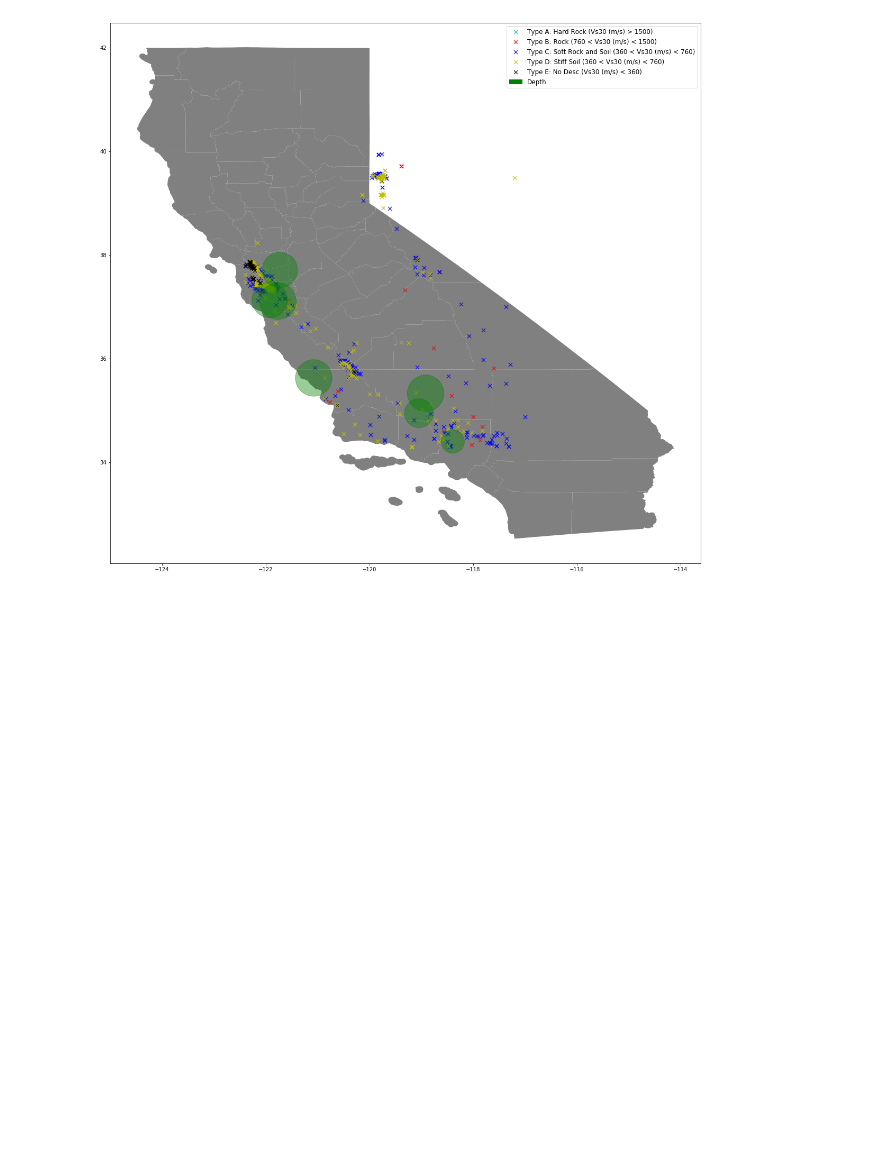
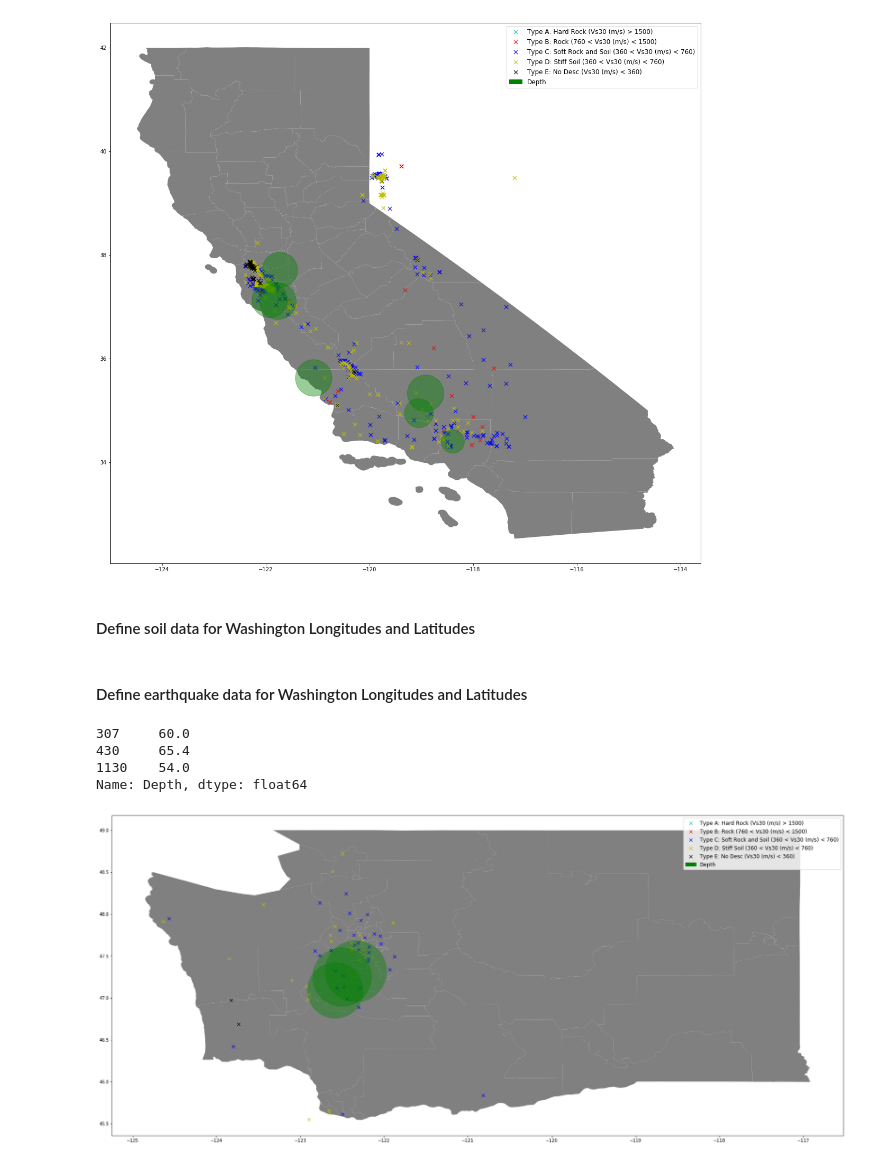
Before and after one commit to paulo-g-martinez/dq3-earthquakes, a Jupyter notebook: Data_Question_3.ipynb, the cells around one changed output. Drawn from its saved outputs; the diff is of its cells as text; code cells hidden in the pictures; blank space fills up the shorter version.

```diff
--- a/Data_Question_3.ipynb
+++ b/Data_Question_3.ipynb
@@ -227,9 +212,7 @@ def response(change):
 
     F = plt.scatter(Cal_quake_df['Long'], Cal_quake_df['Lat'], s=data*300, c = 'g',alpha=0.4)
 
-    variable_patch = mp.Patch(color='g', label=''+change['new']+'', hatch = "o")
-
-    c=
+    variable_patch = mp.Patch(color='g', label=''+change['new']+'')
 
     plt.legend((A, B, C, D, E, variable_patch),
            ('Type A: Hard Rock (Vs30 (m/s) > 1500)', 'Type B: Rock (760 < Vs30 (m/s) < 1500)',\
@@ -258,3 +241,79 @@ display(variable_dropdown)
 1205    16.0
 Name: Depth, dtype: float64
 [figure]
+# %% [markdown]
+#### Define soil data for Washington Longitudes and Latitudes
+# %%
+Wash_Soil = US_df.query(" 45.543607 < Latitude < 49.016911")
+Wash_Soil = Wash_Soil.query("-124.772117 < Longitude < -117.037742")
+# %% [markdown]
+#### Define earthquake data for Washington Longitudes and Latitudes
+# %%
+Wash_quake_df = quake_df.query(" 45.543607 < Lat < 49.016911")
+Wash_quake_df = Wash_quake_df.query("-124.772117 < Long < -117.037742")
+# %%
+wash = gpd.read_file('Data/tl_2017_53_sldu.shp')
+wash.crs = {'init': 'epsg:4326'}
+# %%
+variable_dropdown = widgets.Dropdown(
+    options=variables,
+    value='Select a variable',
+    description='Variable:',
+    disabled=False,
+)
+
+#define the behavior you want when a widget event is triggered (handler)
+def response(change):
+    clear_output()
+
+    fig, ax = plt.subplots(figsize = (30, 30), subplot_kw = {'aspect': 'equal'})
+    wash.plot(ax=ax, color="grey")
+
+    A = plt.scatter(data = Wash_Soil.query('SoilProfileType == "Type A"'), x = 'Longitude', y = 'Latitude',
+                marker = 'x', s=50, alpha = 0.75, color = 'c')
+
+    B = plt.scatter(data = Wash_Soil.query('SoilProfileType == "Type B"'), x = 'Longitude', y = 'Latitude',
+        marker = 'x', s=50, alpha = 0.75, color = 'r')
+
+    C = plt.scatter(data = Wash_Soil.query('SoilProfileType == "Type C"'), x = 'Longitude', y = 'Latitude',
+        marker = 'x', s=50, alpha = 0.75, color = 'b')
+
+    D = plt.scatter(data = Wash_Soil.query('SoilProfileType == "Type D"'), x = 'Longitude', y = 'Latitude',
+        marker = 'x', s=50, alpha = 0.75, color = 'y')
+
+    E = plt.scatter(data = Wash_Soil.query('SoilProfileType == "Type E"'), x = 'Longitude', y = 'Latitude',
+        marker = 'x', s=50, alpha = 0.75, color = 'k')
+
+    data = Wash_quake_df[''+change['new']+'']
+    data = data.astype(list)
+    data = data.fillna(0)
+    data = data.astype(float)
+
+    print(data)
+
+    F = plt.scatter(Wash_quake_df['Long'], Wash_quake_df['Lat'], s=data*300, c = 'g',alpha=0.4)
+
+    variable_patch = mp.Patch(color='g', label=''+change['new']+'')
+
+    plt.legend((A, B, C, D, E, variable_patch),
+           ('Type A: Hard Rock (Vs30 (m/s) > 1500)', 'Type B: Rock (760 < Vs30 (m/s) < 1500)',\
+            'Type C: Soft Rock and Soil (360 < Vs30 (m/s) < 760)', 'Type D: Stiff Soil (360 < Vs30 (m/s) < 760)',\
+            'Type E: No Desc (Vs30 (m/s) < 360)', ''+change['new']+''),
+           scatterpoints=1,
+           loc='upper right',
+           ncol=1,
+           fontsize=12)
+
+plt.show()
+
+#specify the event trigger
+variable_dropdown.observe(response, names='value')
+
+#display widget
+display(variable_dropdown)
+# %% [output]
+307     60.0
+430     65.4
+1130    54.0
+Name: Depth, dtype: float64
+[figure, added]
```
Also changed, not shown: parts of 15 cells of this notebook.
